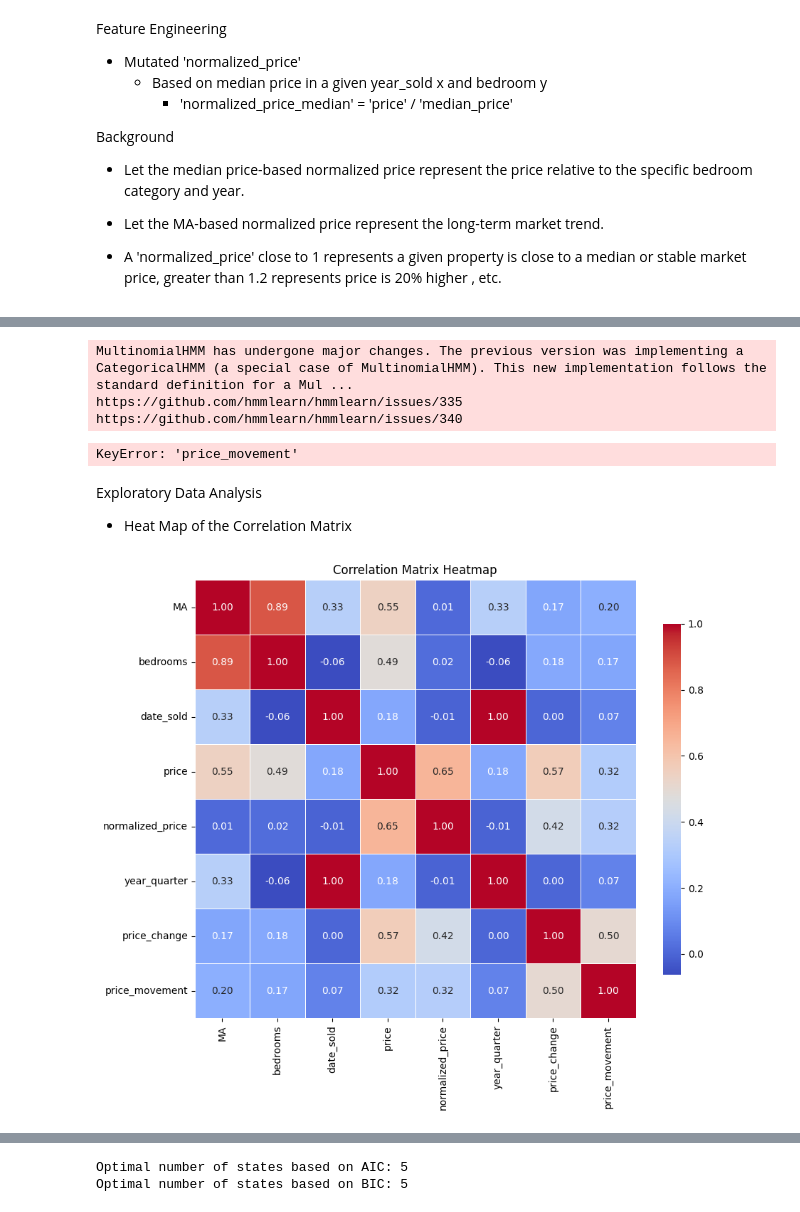
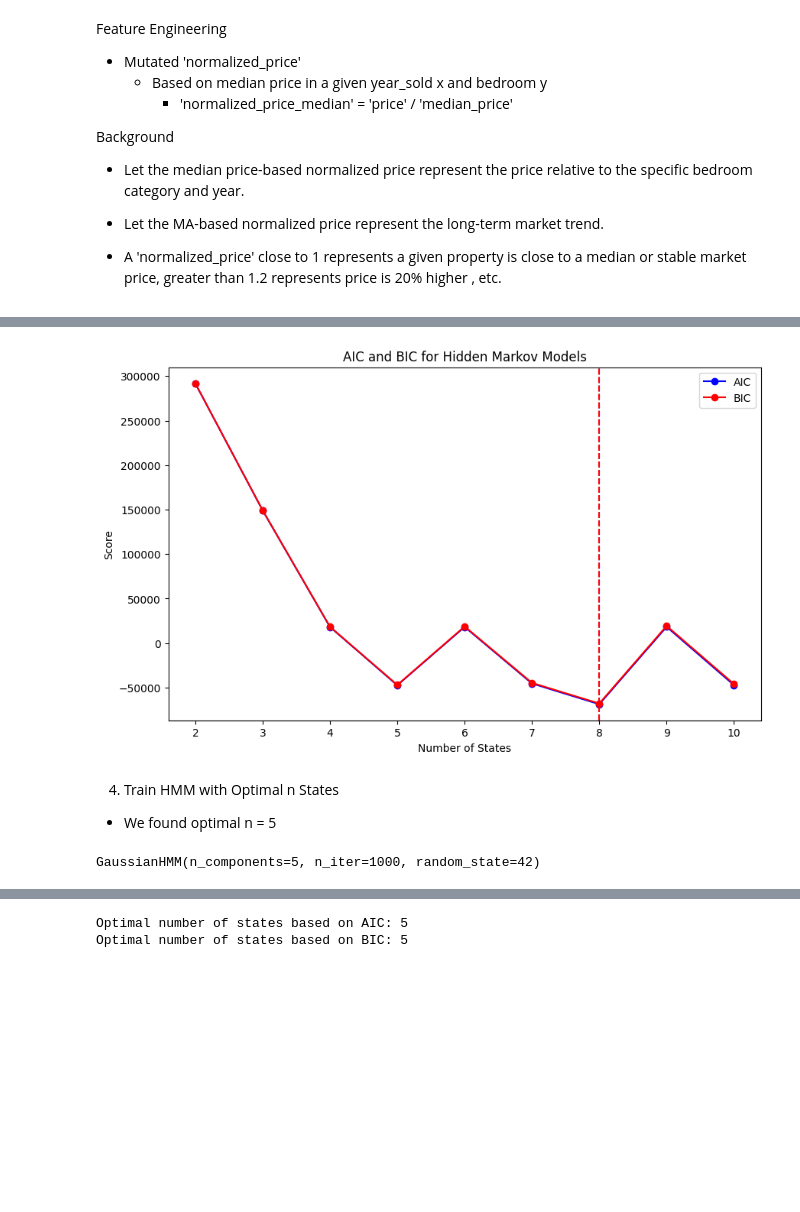
Before and after one commit to gracesosa/RealEstate_TrendClassification, a Jupyter notebook: Notebooks/DataPreprocessing2.ipynb, the cells around one changed output, grey strips where cells are left out. Drawn from its saved outputs; the diff is of its cells as text; code cells hidden in the pictures; blank space fills up the shorter version.

```diff
--- a/Notebooks/DataPreprocessing2.ipynb
+++ b/Notebooks/DataPreprocessing2.ipynb
@@ -135,15 +158,5 @@ DataFrame saved as 'merged_df_prescaling.csv'
 merged_df['year_quarter'] = merged_df['year_quarter'].astype('category').cat.codes  # Encode 'propertyType' as numeric
 merged_df['normalized_price'] = merged_df['normalized_price'].astype('category').cat.codes
 merged_df['property_type'] = merged_df['property_type'].astype('category').cat.codes
-
-# Scale the features (exclude 'price' because it's the target)
-features = merged_df[['MA', 'bedrooms', 'normalized_price']].dropna()
-#scaler = MinMaxScaler()
-#features_scaled = scaler.fit_transform(features)
-features_scaled = features
-
-# Drop columns not relevant to EDA
-merged_df = merged_df.drop(columns=['year_sold'])
-merged_df = merged_df.drop(columns=['median_price'])
-
-# Now you can proceed to use the 'features' for the HMM modeling
+merged_df['postcode'] = merged_df['postcode'].astype('category').cat.codes
+merged_df['price_movement'] = merged_df['price_movement'].astype('category').cat.codes
@@ -220,7 +179,18 @@ merged_df
 # %%
 # Define your features (X) and target (y)
-X = merged_df[['year_quarter','normalized_price', 'MA', 'bedrooms']]  # Add any other relevant features
+X = merged_df[['normalized_price', 'MA', 'bedrooms']]  # Add any other relevant features
 y = merged_df['price_movement']
 
 # Split the data into training and test sets (e.g., 80% training, 20% test)
 X_train, X_test, y_train, y_test = train_test_split(X, y, test_size=0.2, random_state=42, stratify=y)
+scaler = StandardScaler()
+
+#X_train[['MA', 'bedrooms', 'normalized_price']] = scaler.fit_transform(X_train[['MA', 'bedrooms', 'normalized_price']])
+#X_test[['MA', 'bedrooms', 'normalized_price']] = scaler.fit_transform(X_test[['MA', 'bedrooms', 'normalized_price']])
+#X_train_scaled = scaler.fit_transform(X_train)
+#X_test_scaled = scaler.transform(X_test)
+X_train = scaler.fit_transform(X_train)
+X_test = scaler.transform(X_test)
+
+X_train
+y
@@ -227,31 +261,30 @@ X_train, X_test, y_train, y_test = train_test_split(X, y, test_size=0.2, random_
+# %%
+# Plot AIC and BIC
+states_range = range(2, len(aic_scores) + 2)
+
+plt.figure(figsize=(10, 6))
+plt.plot(states_range, aic_scores, marker='o', label='AIC', color='blue')
+plt.plot(states_range, bic_scores, marker='o', label='BIC', color='red')
+plt.axvline(optimal_states_aic, color='blue', linestyle='--')
+plt.axvline(optimal_states_bic, color='red', linestyle='--')
+#plt.axvline(optimal_states_aic, color='blue', linestyle='--', label=f'Optimal States (AIC): {optimal_states_aic}')
+#plt.axvline(optimal_states_bic, color='red', linestyle='--', label=f'Optimal States (BIC): {optimal_states_bic}')
+plt.xlabel('Number of States')
+plt.ylabel('Score')
+plt.title('AIC and BIC for Hidden Markov Models')
+plt.legend()
+plt.show()
+# %% [output]
+[figure, added]
+# %% [markdown]
+4. Train HMM with Optimal n States
+
+- We found optimal n = 5
 # %%
 # Step 4: Train HMM on aggregated data
 
-hmm_model = MultinomialHMM(n_components=3)  # 3 states: Decrease, Stable, Increase
-X_train = merged_df['price_movement'].values.reshape(-1, 1)  # Reshape for HMM
-hmm_model.fit(X_train)
+optimal_n = 5
+hmm_model = GaussianHMM(n_components=optimal_n, n_iter=1000, random_state=42)  # 3 states: Decrease, Stable, Increase
+hmm_model.fit(X_train_discretized)
 # %% [output]
-MultinomialHMM has undergone major changes. The previous version was implementing a CategoricalHMM (a special case of MultinomialHMM). This new implementation follows the standard definition for a Mul ...
-https://github.com/hmmlearn/hmmlearn/issues/335
-https://github.com/hmmlearn/hmmlearn/issues/340
+GaussianHMM(n_components=5, n_iter=1000, random_state=42)
-KeyError: 'price_movement'
-# %% [markdown]
-Exploratory Data Analysis
-- Heat Map of the Correlation Matrix
-# %%
-
-corr_matrix = merged_df.corr()
-
-# Set the size of the plot
-plt.figure(figsize=(10, 8))
-
-# Create the heatmap with annotations and a color map (e.g., 'coolwarm')
-sns.heatmap(corr_matrix, annot=True, cmap='coolwarm', fmt='.2f', linewidths=0.5, cbar_kws={'shrink': .8})
-
-# Add a title
-plt.title('Correlation Matrix Heatmap')
-
-# Display the heatmap
-plt.show()
-# %% [output]
-[figure, removed]
```
Also changed, not shown: parts of 20 cells of this notebook.
